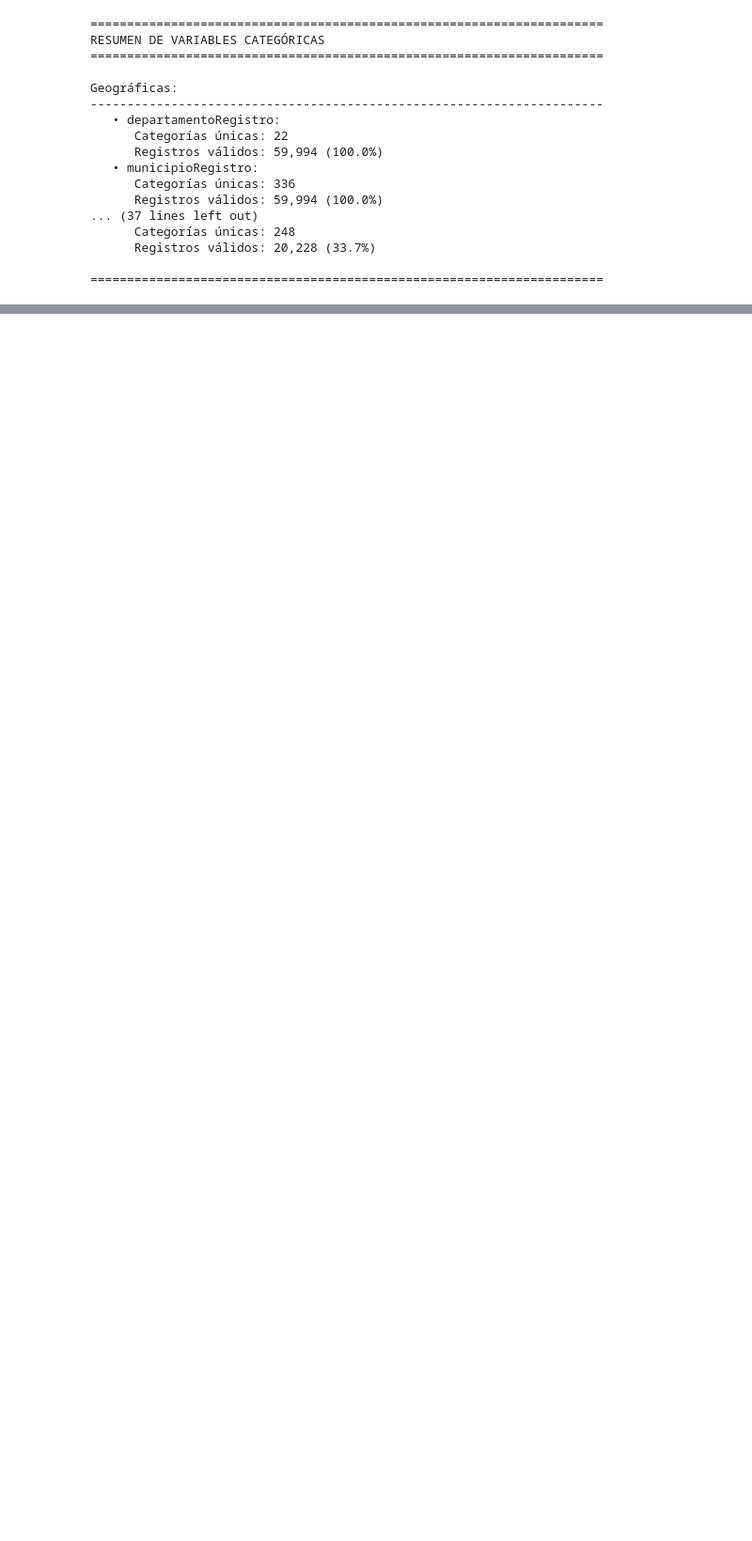
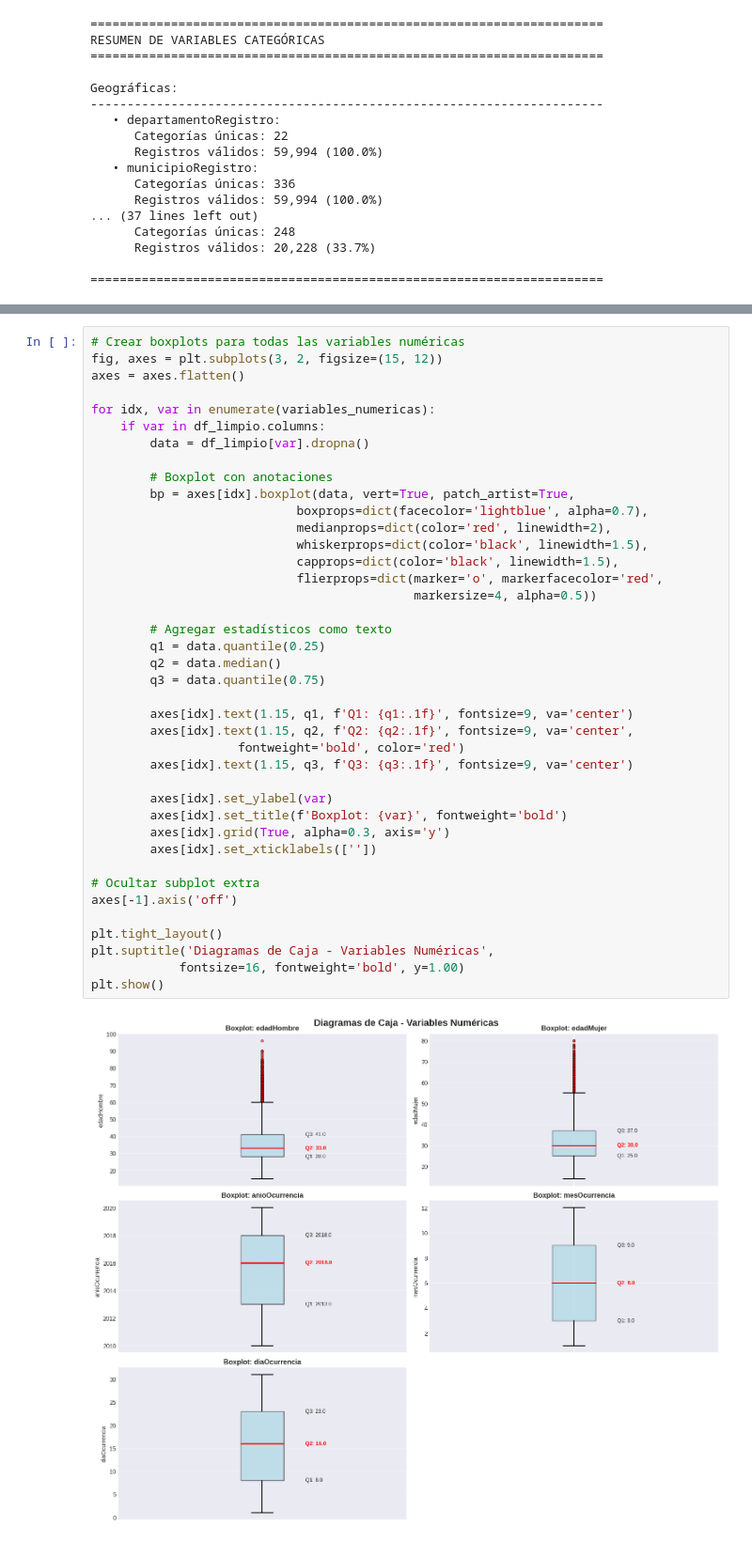
Before and after one commit to Tunchxz/CC3074-Proyecto-1, a Jupyter notebook: proyecto-1.ipynb, the cells around one changed output, grey strips where cells are left out. Shown at 94% size. Saved outputs shown, nothing was run; the diff lists cells and outputs as text; blank space fills up the shorter version.

```diff
--- a/proyecto-1.ipynb
+++ b/proyecto-1.ipynb
@@ -1238,0 +1414,42 @@ Geográficas:
+# %%
+# Crear boxplots para todas las variables numéricas
+fig, axes = plt.subplots(3, 2, figsize=(15, 12))
+axes = axes.flatten()
+
+for idx, var in enumerate(variables_numericas):
+    if var in df_limpio.columns:
+        data = df_limpio[var].dropna()
+
+        # Boxplot con anotaciones
+        bp = axes[idx].boxplot(data, vert=True, patch_artist=True,
+                            boxprops=dict(facecolor='lightblue', alpha=0.7),
+                            medianprops=dict(color='red', linewidth=2),
+                            whiskerprops=dict(color='black', linewidth=1.5),
+                            capprops=dict(color='black', linewidth=1.5),
+                            flierprops=dict(marker='o', markerfacecolor='red',
+                                            markersize=4, alpha=0.5))
+
+        # Agregar estadísticos como texto
+        q1 = data.quantile(0.25)
+        q2 = data.median()
+        q3 = data.quantile(0.75)
+
+        axes[idx].text(1.15, q1, f'Q1: {q1:.1f}', fontsize=9, va='center')
+        axes[idx].text(1.15, q2, f'Q2: {q2:.1f}', fontsize=9, va='center',
+                    fontweight='bold', color='red')
+        axes[idx].text(1.15, q3, f'Q3: {q3:.1f}', fontsize=9, va='center')
+
+        axes[idx].set_ylabel(var)
+        axes[idx].set_title(f'Boxplot: {var}', fontweight='bold')
+        axes[idx].grid(True, alpha=0.3, axis='y')
+        axes[idx].set_xticklabels([''])
+
+# Ocultar subplot extra
+axes[-1].axis('off')
+
+plt.tight_layout()
+plt.suptitle('Diagramas de Caja - Variables Numéricas',
+            fontsize=16, fontweight='bold', y=1.00)
+plt.show()
+# %% [output]
+[figure, added]
```
Also changed, not shown: parts of 18 cells of this notebook.
